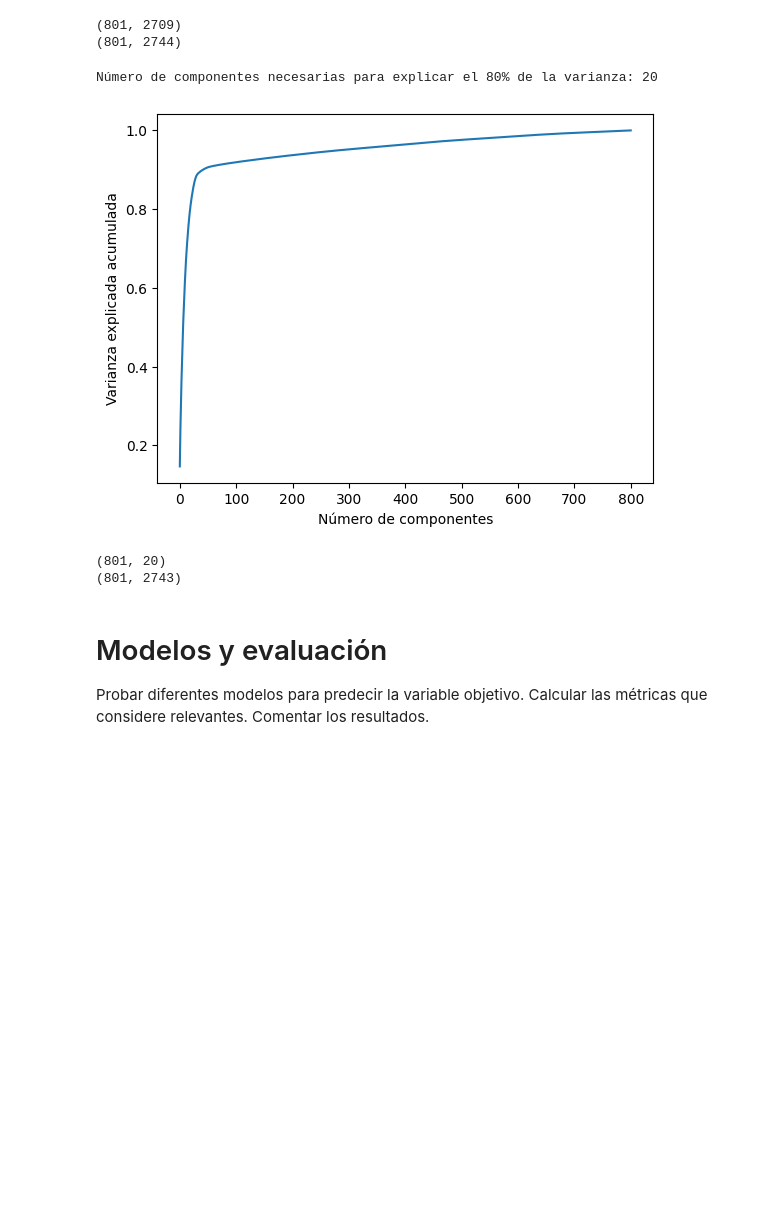
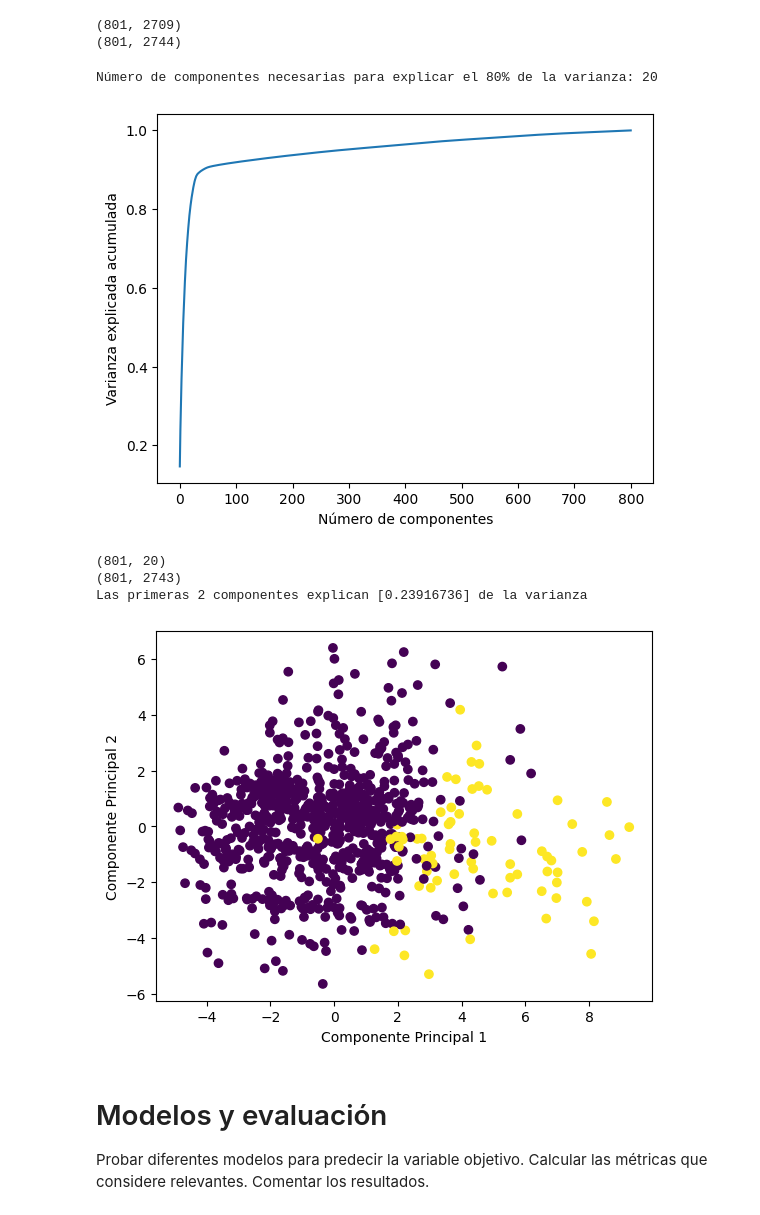
Before and after one commit to raczki/intro_ia, a Jupyter notebook: template_tp_integrador_dataset.ipynb, the cells around one changed output. Drawn from its saved outputs; the diff is of its cells as text; code cells hidden in the pictures; blank space fills up the shorter version.

```diff
--- a/template_tp_integrador_dataset.ipynb
+++ b/template_tp_integrador_dataset.ipynb
@@ -347,33 +347,44 @@ processed_data.to_csv('export/Pokemon_processed.csv', index=False)
 # %%
 X = processed_data.drop(target, axis=1)
 y = processed_data[target]
 
 # Reducir la dimensionalidad con PCA para visualización
 pca = PCA()
 pca.fit_transform(X)
 cumulative_sum = np.cumsum(pca.explained_variance_ratio_)
 n_components = np.argmax(cumulative_sum >= 0.8) + 1
 print("Número de componentes necesarias para explicar el 80% de la varianza:", n_components)
 
 # Gráficar la variación acumulada
 plt.plot(cumulative_sum)
 plt.xlabel("Número de componentes")
 plt.ylabel("Varianza explicada acumulada")
 plt.show()
 
 # Aplicación de PCA explicando 80% de la varianza
 pca = PCA(n_components=0.8, random_state=123)
 pca_transformed = pca.fit_transform(X)
 print(pca_transformed.shape)
 print(X.shape)
 
+cumulative_sum = np.cumsum(pca.explained_variance_ratio_)
+print("Las primeras 2 componentes explican", np.cumsum(pca.explained_variance_ratio_)[1:2], "de la varianza")
+
 pca_transformed_export = pd.concat([pd.Series(y), pd.DataFrame(pca_transformed)], axis=1)
 pca_transformed_export.to_csv('export/pca_data_export.csv', index=False)
+
+# Visualizacion primeras 2 componentes principales
+plt.scatter(pca_transformed_export[0], pca_transformed_export[1], c=pca_transformed_export[target], cmap='viridis')
+plt.xlabel('Componente Principal 1')
+plt.ylabel('Componente Principal 2')
+plt.show()
 # %% [output]
 Número de componentes necesarias para explicar el 80% de la varianza: 20
 [figure]
 (801, 20)
 (801, 2743)
+Las primeras 2 componentes explican [0.23916736] de la varianza
+[figure, added]
 # %% [markdown]
 # Modelos y evaluación
 Probar diferentes modelos para predecir la variable objetivo. Calcular las métricas que considere relevantes. Comentar los resultados.
```
Also changed, not shown: parts of 1 cell of this notebook, 6 other files.
